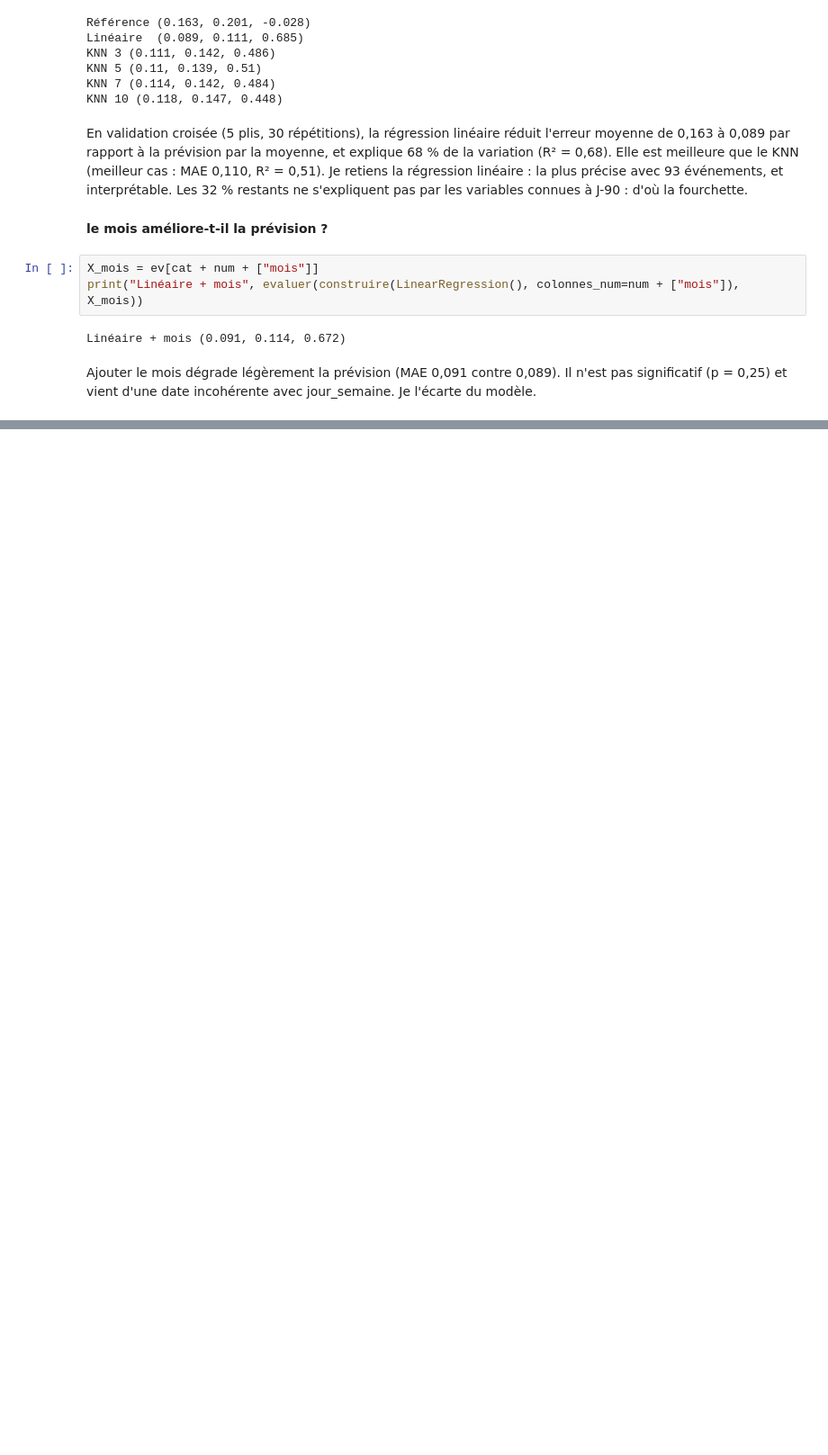
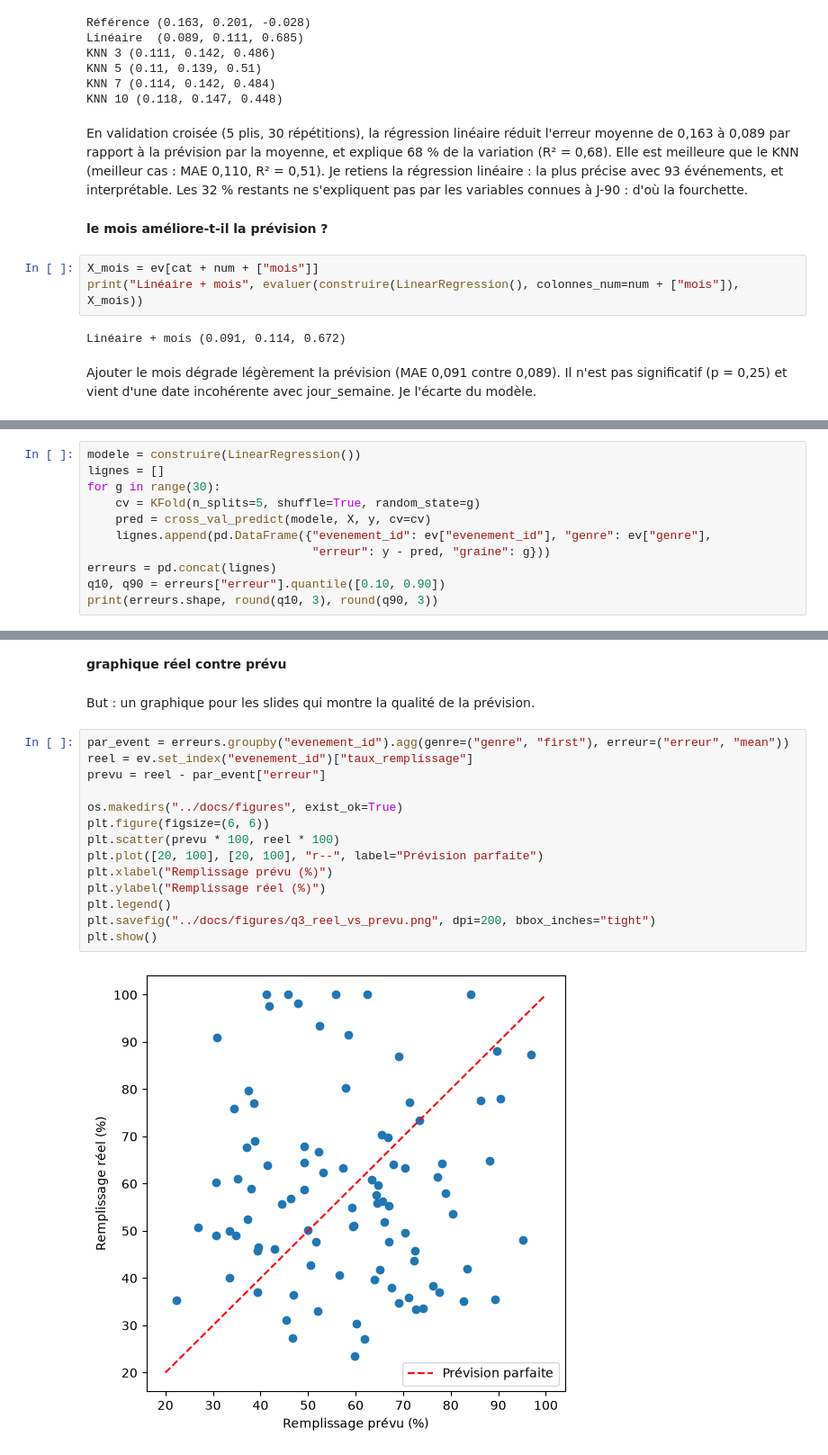
Before and after one commit to Fourkhoub/Projet_DataMining, a Jupyter notebook: notebooks/q3_q4_lounes.ipynb, the cells around one changed output, grey strips where cells are left out. Shown at 90% size. Saved outputs shown, nothing was run; the diff lists cells and outputs as text; blank space fills up the shorter version.

Commit message:
Q3: fourchette de prevision en nombre de billets et graphique reel contre prevu

```diff
--- a/notebooks/q3_q4_lounes.ipynb
+++ b/notebooks/q3_q4_lounes.ipynb
@@ -243,0 +253,11 @@ Ajouter le mois dégrade légèrement la prévision (MAE 0,091 contre 0,089). Il
+# %%
+modele = construire(LinearRegression())
+lignes = []
+for g in range(30):
+    cv = KFold(n_splits=5, shuffle=True, random_state=g)
+    pred = cross_val_predict(modele, X, y, cv=cv)
+    lignes.append(pd.DataFrame({"evenement_id": ev["evenement_id"], "genre": ev["genre"],
+                                "erreur": y - pred, "graine": g}))
+erreurs = pd.concat(lignes)
+q10, q90 = erreurs["erreur"].quantile([0.10, 0.90])
+print(erreurs.shape, round(q10, 3), round(q90, 3))
@@ -243,0 +292,20 @@ Ajouter le mois dégrade légèrement la prévision (MAE 0,091 contre 0,089). Il
+# %% [markdown]
+**graphique réel contre prévu**
+# %% [markdown]
+But : un graphique pour les slides qui montre la qualité de la prévision.
+# %%
+par_event = erreurs.groupby("evenement_id").agg(genre=("genre", "first"), erreur=("erreur", "mean"))
+reel = ev.set_index("evenement_id")["taux_remplissage"]
+prevu = reel - par_event["erreur"]
+
+os.makedirs("../docs/figures", exist_ok=True)
+plt.figure(figsize=(6, 6))
+plt.scatter(prevu * 100, reel * 100)
+plt.plot([20, 100], [20, 100], "r--", label="Prévision parfaite")
+plt.xlabel("Remplissage prévu (%)")
+plt.ylabel("Remplissage réel (%)")
+plt.legend()
+plt.savefig("../docs/figures/q3_reel_vs_prevu.png", dpi=200, bbox_inches="tight")
+plt.show()
+# %% [output]
+[figure, added]
```
Also changed, not shown: parts of 10 cells of this notebook, 1 other file.
